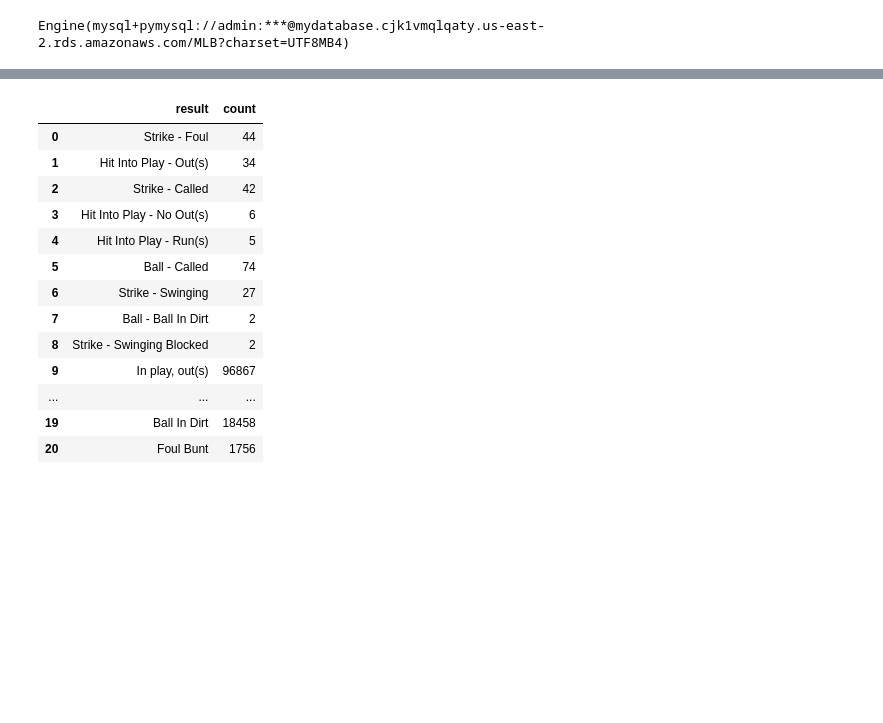
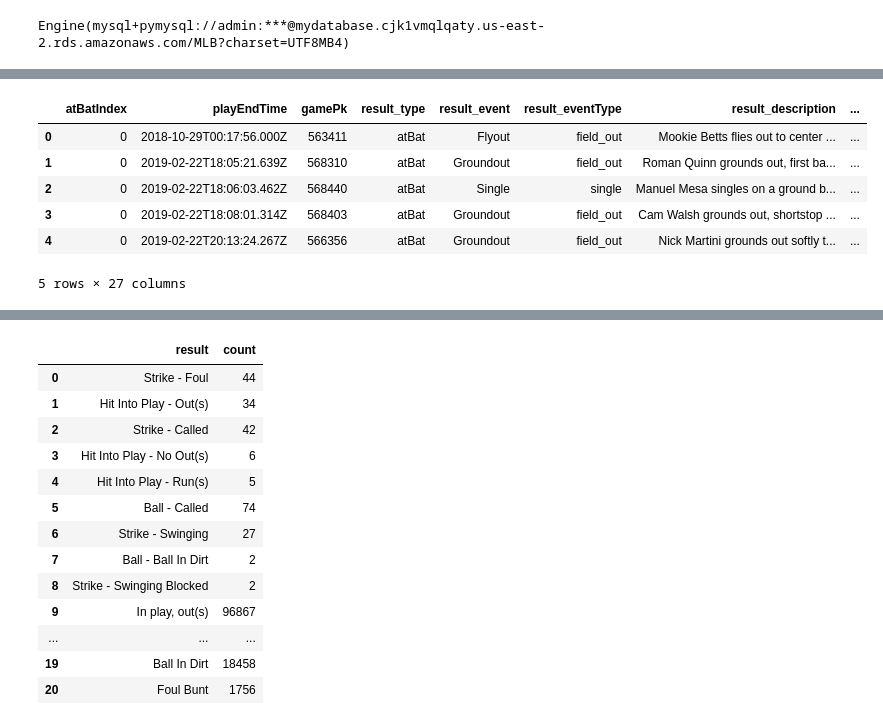
Before and after one commit to schlinkertc/MLB_DataDevTools, a Jupyter notebook: 00_core.ipynb, the cells around one changed output, grey strips where cells are left out. Cells and saved outputs as stored; diff of their text form; code cells hidden in the pictures; blank space fills up the shorter version.

```diff
--- a/00_core.ipynb
+++ b/00_core.ipynb
@@ -146,0 +165,20 @@ df_raw : DataFrame
+# %%
+q = """
+select
+    *
+from
+    plays
+limit
+    100
+"""
+# %%
+plays = mlb_db.cached_query(q)
+plays.head()
+# %% [output]
+|  | atBatIndex | playEndTime | gamePk | result_type | result_event | result_eventType | result_description | ... |
+| 0 | 0 | 2018-10-29T00:17:56.000Z | 563411 | atBat | Flyout | field_out | Mookie Betts flies out to center ... | ... |
+| 1 | 0 | 2019-02-22T18:05:21.639Z | 568310 | atBat | Groundout | field_out | Roman Quinn grounds out, first ba... | ... |
+| 2 | 0 | 2019-02-22T18:06:03.462Z | 568440 | atBat | Single | single | Manuel Mesa singles on a ground b... | ... |
+| 3 | 0 | 2019-02-22T18:08:01.314Z | 568403 | atBat | Groundout | field_out | Cam Walsh grounds out, shortstop ... | ... |
+| 4 | 0 | 2019-02-22T20:13:24.267Z | 566356 | atBat | Groundout | field_out | Nick Martini grounds out softly t... | ... |
+5 rows × 27 columns
```
Also changed, not shown: parts of 10 cells of this notebook, 1 other file.
